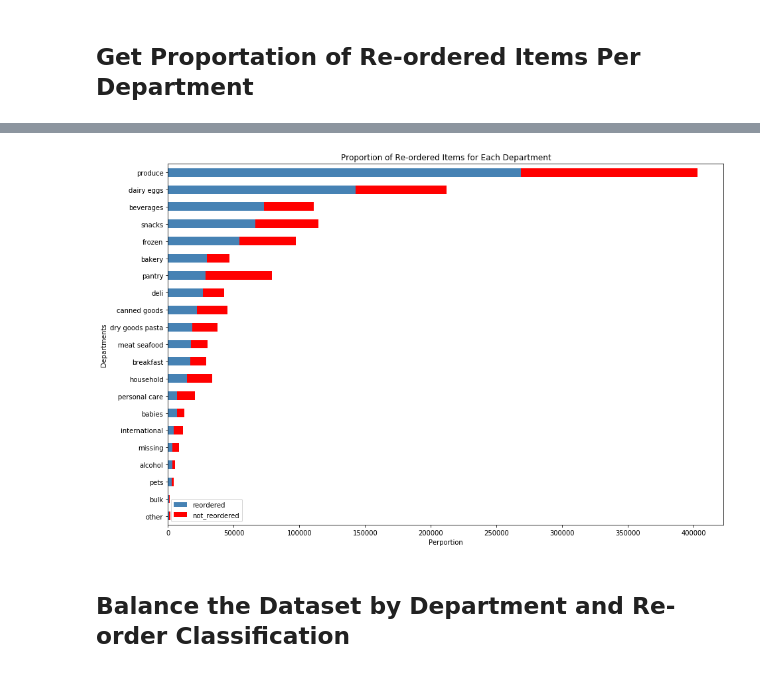
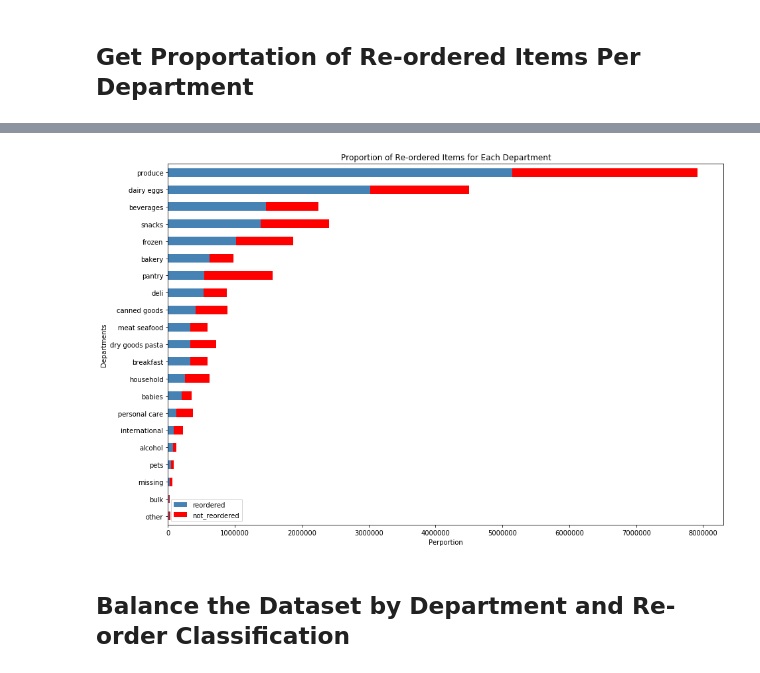
Before and after one commit to nimaamintaghavi/ProductReorderAIModel, a Jupyter notebook: 03_BalanceData.ipynb, the cells around one changed output, grey strips where cells are left out. Drawn from its saved outputs; the diff is of its cells as text; code cells hidden in the pictures.

```diff
--- a/03_BalanceData.ipynb
+++ b/03_BalanceData.ipynb
@@ -7,6 +7,12 @@ import sagemaker
 import pandas as pd
 from matplotlib import pyplot as plt
 import seaborn as sns
+try:
+    import awswrangler as wr
+except:
+    !pip install awswrangler
+    import awswrangler as wr
+
 try:
     from pyathena import connect
 except:
@@ -21,5 +27,6 @@ region = boto3.Session().region_name
 bucket = 'ads508team7'
 raw_file_dir   = f"s3://{bucket}/raw_files"
 s3_staging_dir = f"s3://{bucket}/athena/staging"
+split_dir      = f"s3://{bucket}/split"
 database_name  = 'sys'
 conn = connect(region_name=region, s3_staging_dir=s3_staging_dir)
@@ -27,0 +83,5 @@ WARNING: Running pip as the 'root' user can result in broken permissions and con
+# %%
+unbalance_path = 's3://{bucket}/{file_name}/{file_name}.csv'.format(bucket= bucket, split_dir=split_dir, file_name='unbalance')
+unbalance      = wr.s3.read_csv(unbalance_path)
+print(unbalance.shape)
+unbalance.head()
@@ -91,0 +98,29 @@ df_proportion[proportion_cols]
+# %%
+# count how many products where sold per each department
+
+def groupby_dept(df):
+    df_groupby_dept = pd.DataFrame()
+
+    for dept in df.department.unique():
+        dept_count = df.query('department == @dept').shape[0]
+        reordered_count =  df.query('department == @dept and reordered == 1').shape[0]
+
+        df_groupby_dept.loc[dept,'qty_sold']           = dept_count
+        df_groupby_dept.loc[dept,'reordered']          = reordered_count
+        df_groupby_dept.loc[dept,'not_reordered']      = dept_count - reordered_count
+        df_groupby_dept.loc[dept,'reordered_perc']     = (reordered_count / dept_count) * 100
+        df_groupby_dept.loc[dept,'not_reordered_perc'] = ((dept_count - reordered_count) / dept_count * 100)
+
+
+    cols_int = ['qty_sold', 'reordered', 'not_reordered']
+    df_groupby_dept[cols_int] = df_groupby_dept[cols_int].astype('int32')
+
+    for col in ['not_reordered_perc','reordered_perc']:
+        df_groupby_dept[col] = df_groupby_dept[col].map('{:.1f}'.format)
+
+    df_groupby_dept = df_groupby_dept.sort_values('qty_sold', ascending=False)
+    return df_groupby_dept
+
+
+df_tr_dept = groupby_dept(unbalance)
+df_tr_dept.head()
@@ -92,13 +134,13 @@ df_proportion[proportion_cols]
 # %%
-data_to_plot = df_proportion[['reordered','not_reordered']].sort_values(by=["reordered"])
+data_to_plot = df_tr_dept[['reordered','not_reordered']].sort_values(by=["reordered"])
 
 data_to_plot.plot(kind='barh', stacked=True, color=['steelblue', 'red'], figsize=(15, 10), legend= 6)
 
 plt.ylabel('Departments')
 plt.xlabel('Perportion')
 plt.title('Proportion of Re-ordered Items for Each Department')
 plt.show()
 # %% [output]
-[figure, old version]
+[figure, new version]
 # %% [markdown]
 ## Balance the Dataset by Department and Re-order Classification
```
Also changed, not shown: parts of 16 cells of this notebook, 4 other files.
